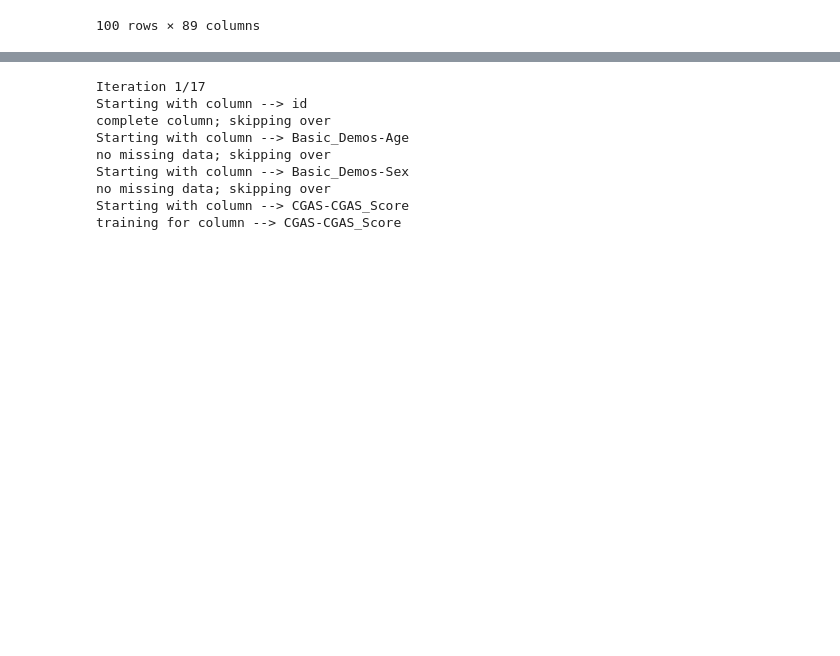
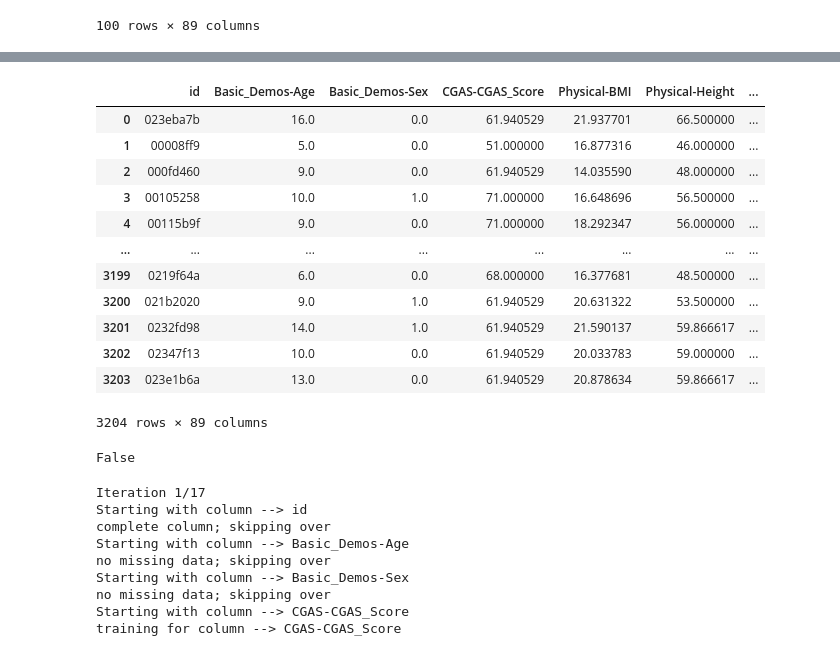
Before and after one commit to sumaniitm/child-mind-inst-problematic-internet-use-kaggle, a Jupyter notebook: suman-data-exploration.ipynb, the cells around one changed output, grey strips where cells are left out. Saved outputs shown, nothing was run; the diff lists cells and outputs as text; code cells hidden in the pictures; blank space fills up the shorter version.

```diff
--- a/suman-data-exploration.ipynb
+++ b/suman-data-exploration.ipynb
@@ -322 +424,26 @@ def create_imputer_model(input_dim):
+# %%
+df_scaled[test_df_pandas.drop(columns=[complete_column]).columns] \
+= scaler.inverse_transform(df_scaled[test_df_pandas.drop(columns=[complete_column]).columns])
+
+df_imputed = df_scaled
+# %%
+df_imputed
+# %% [output]
+|  | id | Basic_Demos-Age | Basic_Demos-Sex | CGAS-CGAS_Score | Physical-BMI | Physical-Height | ... |
+| 0 | 023eba7b | 16.0 | 0.0 | 61.940529 | 21.937701 | 66.500000 | ... |
+| 1 | 00008ff9 | 5.0 | 0.0 | 51.000000 | 16.877316 | 46.000000 | ... |
+| 2 | 000fd460 | 9.0 | 0.0 | 61.940529 | 14.035590 | 48.000000 | ... |
+| 3 | 00105258 | 10.0 | 1.0 | 71.000000 | 16.648696 | 56.500000 | ... |
+| 4 | 00115b9f | 9.0 | 0.0 | 71.000000 | 18.292347 | 56.000000 | ... |
+| ... | ... | ... | ... | ... | ... | ... | ... |
+| 3199 | 0219f64a | 6.0 | 0.0 | 68.000000 | 16.377681 | 48.500000 | ... |
+| 3200 | 021b2020 | 9.0 | 1.0 | 61.940529 | 20.631322 | 53.500000 | ... |
+| 3201 | 0232fd98 | 14.0 | 1.0 | 61.940529 | 21.590137 | 59.866617 | ... |
+| 3202 | 02347f13 | 10.0 | 0.0 | 61.940529 | 20.033783 | 59.000000 | ... |
+| 3203 | 023e1b6a | 13.0 | 0.0 | 61.940529 | 20.878634 | 59.866617 | ... |
+3204 rows × 89 columns
+# %%
+df_imputed["Physical-BMI"].isna().any()
+# %% [output]
+False
 # %%
```
Also changed, not shown: parts of 12 cells of this notebook.
